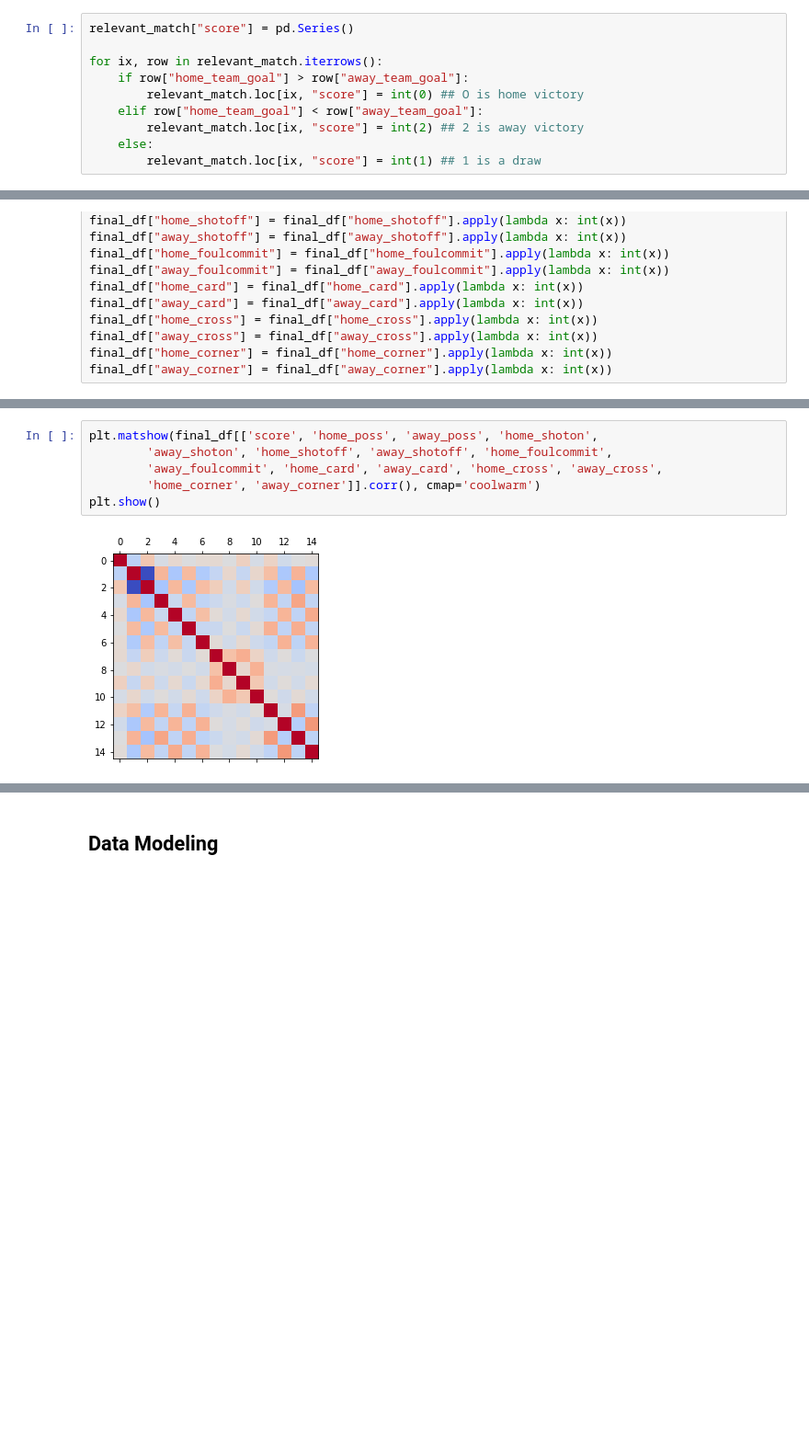
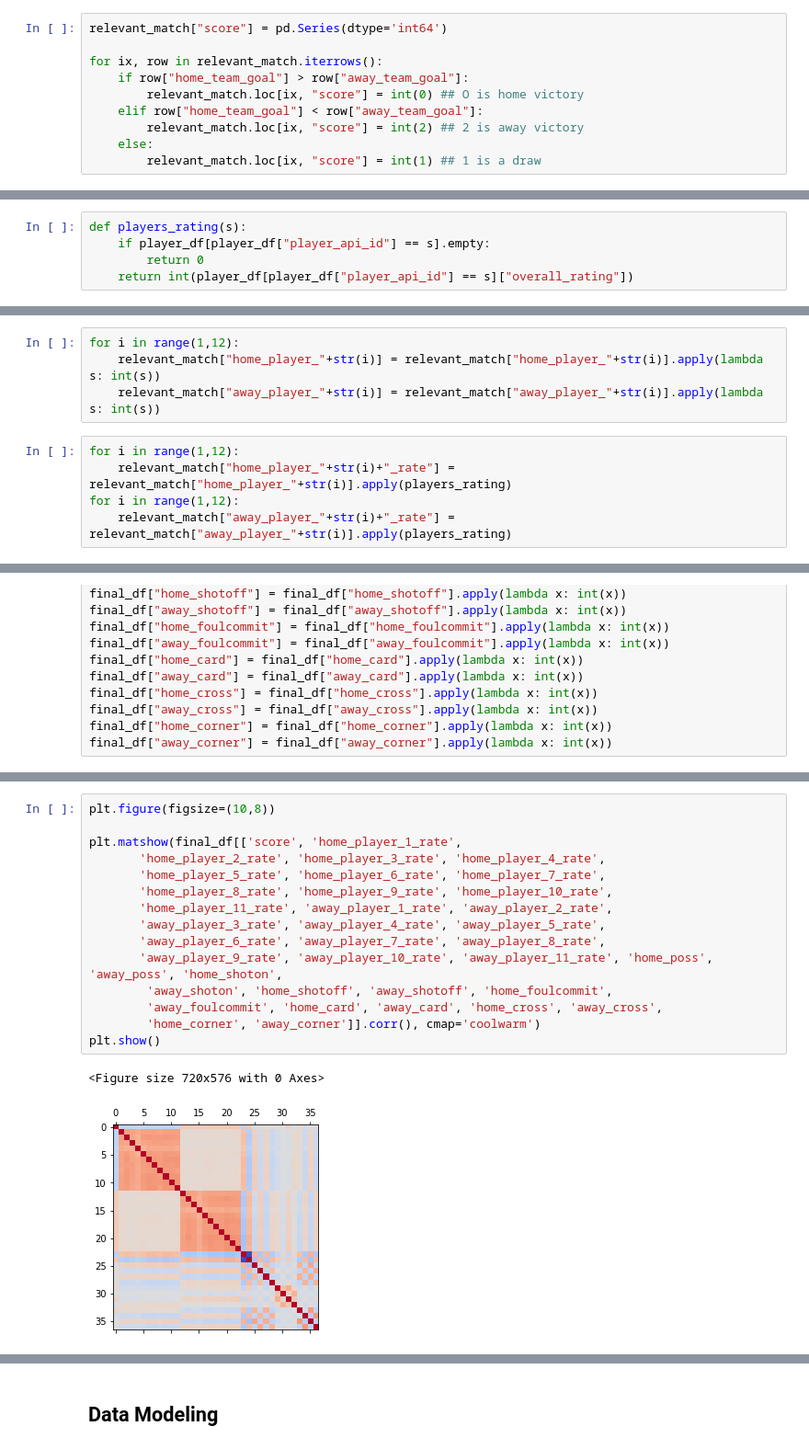
Before and after one commit to OlivierPaulo/Football_Bet, a Jupyter notebook: notebooks/data-analysis.ipynb, the cells around one changed output, grey strips where cells are left out. Shown at 92% size. Saved outputs shown, nothing was run; the diff lists cells and outputs as text; blank space fills up the shorter version.

Commit message:
adding some analysis with FIFA game rating of players

```diff
--- a/notebooks/data-analysis.ipynb
+++ b/notebooks/data-analysis.ipynb
@@ -338,7 +376,7 @@ Data columns (total 41 columns):
 dtypes: float64(22), int64(9), object(10)
 memory usage: 5.1+ MB
 # %%
-relevant_match["score"] = pd.Series()
+relevant_match["score"] = pd.Series(dtype='int64')
 
 for ix, row in relevant_match.iterrows():
     if row["home_team_goal"] > row["away_team_goal"]:
@@ -815,0 +896,5 @@ relevant_match
+# %%
+def players_rating(s):
+    if player_df[player_df["player_api_id"] == s].empty:
+        return 0
+    return int(player_df[player_df["player_api_id"] == s]["overall_rating"])
@@ -815,0 +933,9 @@ relevant_match
+# %%
+for i in range(1,12):
+    relevant_match["home_player_"+str(i)] = relevant_match["home_player_"+str(i)].apply(lambda s: int(s))
+    relevant_match["away_player_"+str(i)] = relevant_match["away_player_"+str(i)].apply(lambda s: int(s))
+# %%
+for i in range(1,12):
+    relevant_match["home_player_"+str(i)+"_rate"] = relevant_match["home_player_"+str(i)].apply(players_rating)
+for i in range(1,12):
+    relevant_match["away_player_"+str(i)+"_rate"] = relevant_match["away_player_"+str(i)].apply(players_rating)
@@ -981,11 +1125,21 @@ final_df[['score', 'home_poss', 'away_poss', 'home_shoton',
 # %%
-plt.matshow(final_df[['score', 'home_poss', 'away_poss', 'home_shoton',
+plt.figure(figsize=(10,8))
+
+plt.matshow(final_df[['score', 'home_player_1_rate',
+       'home_player_2_rate', 'home_player_3_rate', 'home_player_4_rate',
+       'home_player_5_rate', 'home_player_6_rate', 'home_player_7_rate',
+       'home_player_8_rate', 'home_player_9_rate', 'home_player_10_rate',
+       'home_player_11_rate', 'away_player_1_rate', 'away_player_2_rate',
+       'away_player_3_rate', 'away_player_4_rate', 'away_player_5_rate',
+       'away_player_6_rate', 'away_player_7_rate', 'away_player_8_rate',
+       'away_player_9_rate', 'away_player_10_rate', 'away_player_11_rate', 'home_poss', 'away_poss', 'home_shoton',
         'away_shoton', 'home_shotoff', 'away_shotoff', 'home_foulcommit',
         'away_foulcommit', 'home_card', 'away_card', 'home_cross', 'away_cross',
         'home_corner', 'away_corner']].corr(), cmap='coolwarm')
 plt.show()
 # %% [output]
+<Figure size 720x576 with 0 Axes>
-[figure, old version]
+[figure, new version]
 # %%
 final_df
 # %% [output]
```
Also changed, not shown: parts of 84 cells of this notebook, 1 other file.
